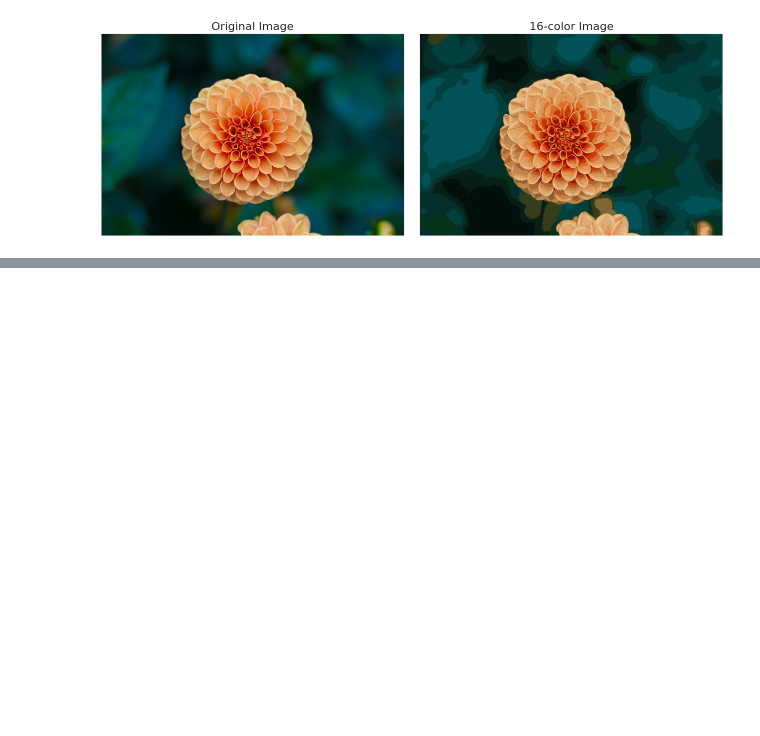
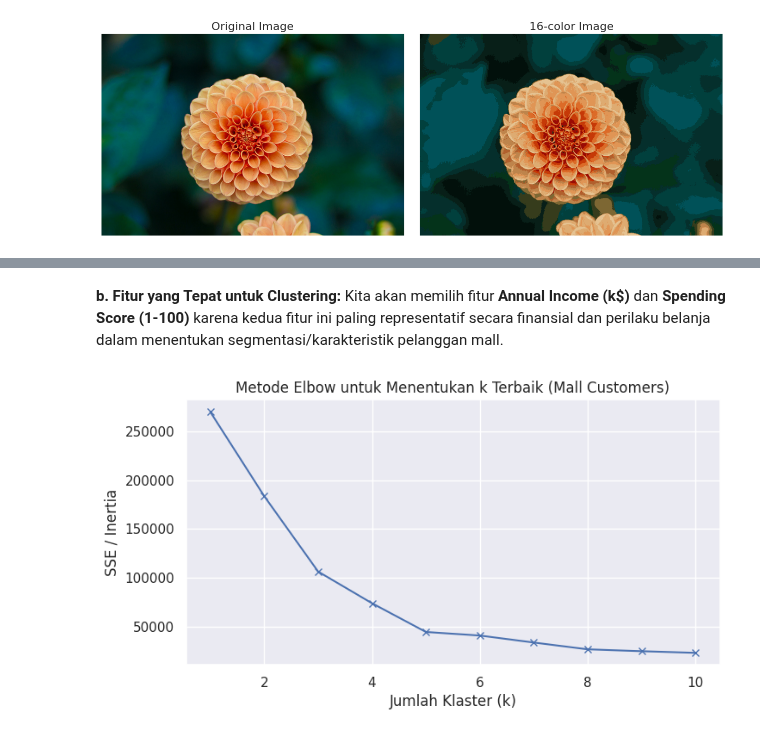
Before and after one commit to Marcel-12345/MachineLearning, a Jupyter notebook: TG4_244107020141_Anselmus_Marcel_Putra_Andria.ipynb, the cells around one changed output, grey strips where cells are left out. Saved outputs shown, nothing was run; the diff lists cells and outputs as text; code cells hidden in the pictures; blank space fills up the shorter version.

```diff
--- a/TG4_244107020141_Anselmus_Marcel_Putra_Andria.ipynb
+++ b/TG4_244107020141_Anselmus_Marcel_Putra_Andria.ipynb
@@ -302,0 +398,12 @@ ax[1].set_title('16-color Image', size=16);
+# %%
+import pandas as pd
+import numpy as np
+import matplotlib.pyplot as plt
+import seaborn as sns
+from sklearn.cluster import KMeans
+from sklearn.preprocessing import StandardScaler
+
+# a. Load data 'Mall_Customers.csv'
+df_mall = pd.read_csv('/content/Mall_Customers.csv')
+display(df_mall.head())
+print(df_mall.info())
@@ -302,0 +430,25 @@ ax[1].set_title('16-color Image', size=16);
+# %% [markdown]
+**b. Fitur yang Tepat untuk Clustering:**
+Kita akan memilih fitur **Annual Income (k$)** dan **Spending Score (1-100)** karena kedua fitur ini paling representatif secara finansial dan perilaku belanja dalam menentukan segmentasi/karakteristik pelanggan mall.
+# %%
+# Seleksi fitur
+X_mall = df_mall[['Annual Income (k$)', 'Spending Score (1-100)']].values
+
+# c. Menentukan jumlah k terbaik menggunakan Metode Elbow
+sse_mall = []
+K_range = range(1, 11)
+
+for k in K_range:
+    kmeans_mall = KMeans(n_clusters=k, random_state=42)
+    kmeans_mall.fit(X_mall)
+    sse_mall.append(kmeans_mall.inertia_)
+
+# Plot Metode Elbow
+plt.figure(figsize=(8, 4))
+plt.plot(K_range, sse_mall, 'bx-')
+plt.xlabel('Jumlah Klaster (k)')
+plt.ylabel('SSE / Inertia')
+plt.title('Metode Elbow untuk Menentukan k Terbaik (Mall Customers)')
+plt.show()
+# %% [output]
+[figure, added]
```
Also changed, not shown: parts of 16 cells of this notebook.
